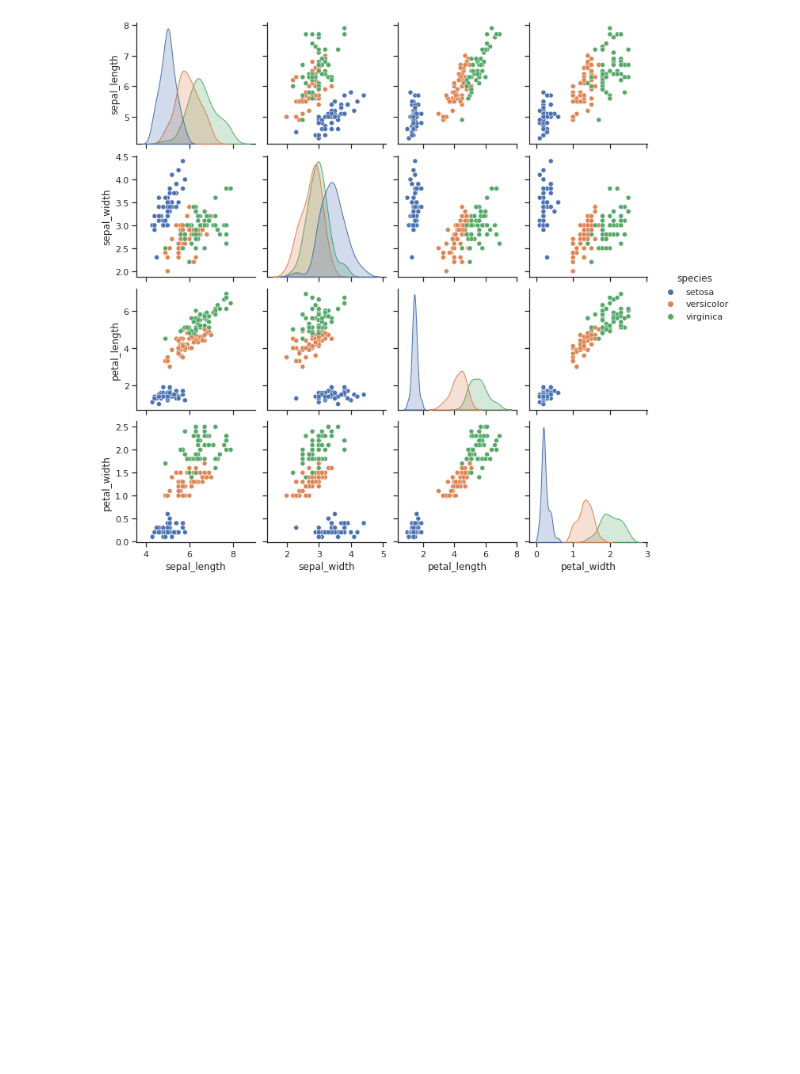
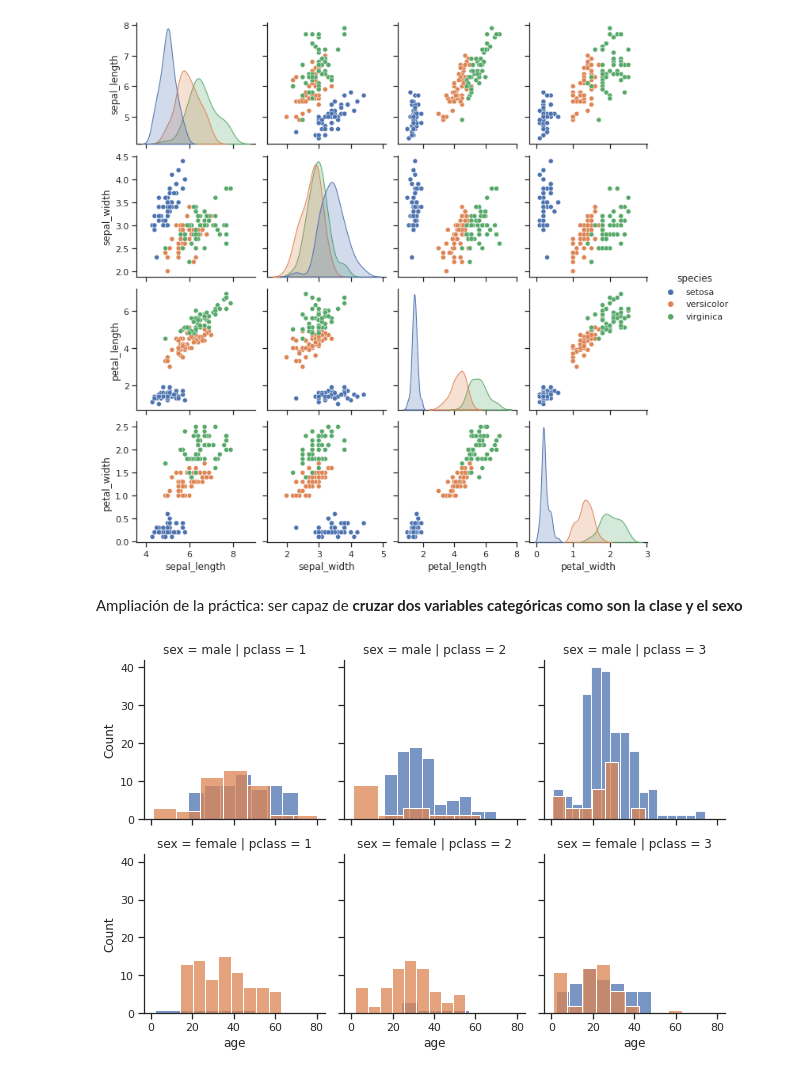
Before and after one commit to AlissonSifu/Visualizaci-n---AGs, a Jupyter notebook: Actividad_Guiada_3_08MBID_Visualización_de_datos.ipynb, the cells around one changed output. Saved outputs shown, nothing was run; the diff lists cells and outputs as text; code cells hidden in the pictures; blank space fills up the shorter version.

```diff
--- a/Actividad_Guiada_3_08MBID_Visualización_de_datos.ipynb
+++ b/Actividad_Guiada_3_08MBID_Visualización_de_datos.ipynb
@@ -169,3 +168,12 @@ sns.pairplot(df, hue="species")
 # %% [output]
 <seaborn.axisgrid.PairGrid at 0x...>
 [figure]
+# %% [markdown]
+Ampliación de la práctica: ser capaz de **cruzar dos variables categóricas como son la clase y el sexo**
+# %%
+#Ejercicio extra
+g = sns.FacetGrid(titanic, row='sex',col='pclass', hue="survived")
+gmap = g.map(sns.histplot, "age")
+plt.show()
+# %% [output]
+[figure, added]
```
Also changed, not shown: parts of 2 cells of this notebook.
